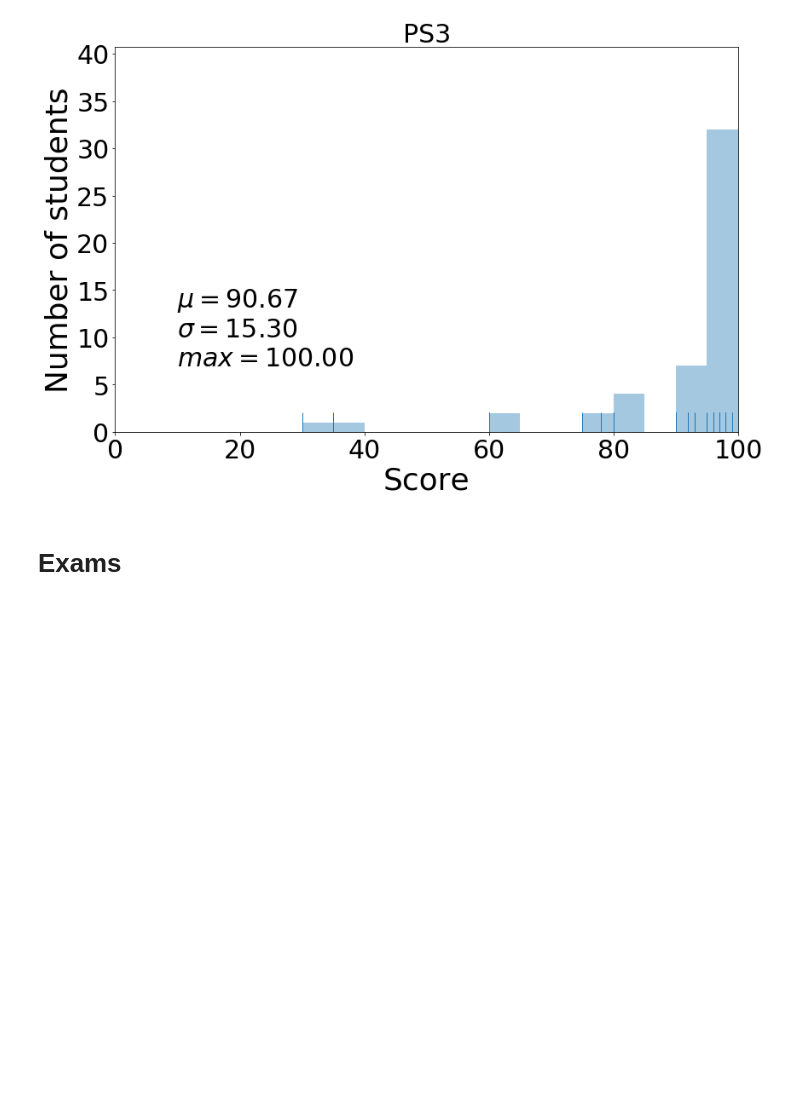
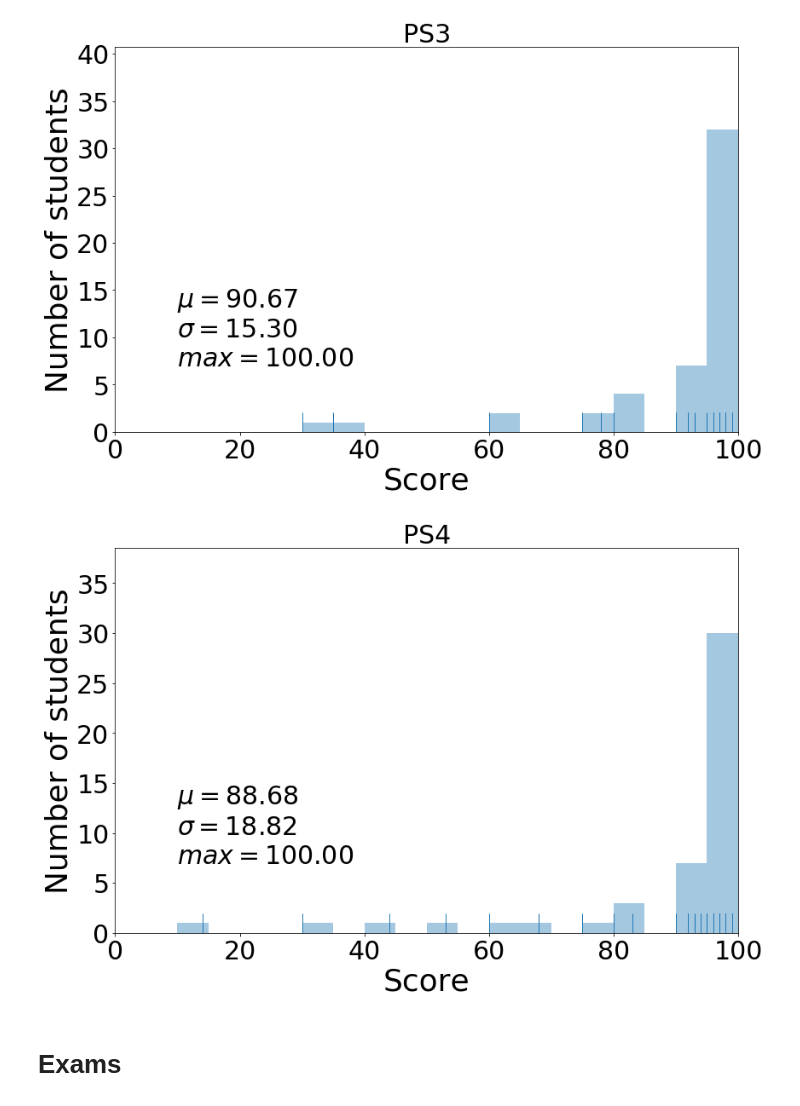
Before and after one commit to materialsvirtuallab/nano106, a Jupyter notebook: grades/Spring2019/NANO106_Grades_Spring2019.ipynb, the cells around one changed output. Cells and saved outputs as stored; diff of their text form; code cells hidden in the pictures; blank space fills up the shorter version.

```diff
--- a/grades/Spring2019/NANO106_Grades_Spring2019.ipynb
+++ b/grades/Spring2019/NANO106_Grades_Spring2019.ipynb
@@ -163,7 +162,9 @@ cutoffs = bar_plot(d, "PS3", annotate=False)
 # %% [output]
 [figure]
 # %%
-#cutoffs = bar_plot(d, "PS4", annotate=False)
+cutoffs = bar_plot(d, "PS4", annotate=False)
+# %% [output]
+[figure, added]
 # %% [markdown]
 # Exams
 # %%
```
Also changed, not shown: parts of 8 cells of this notebook.
